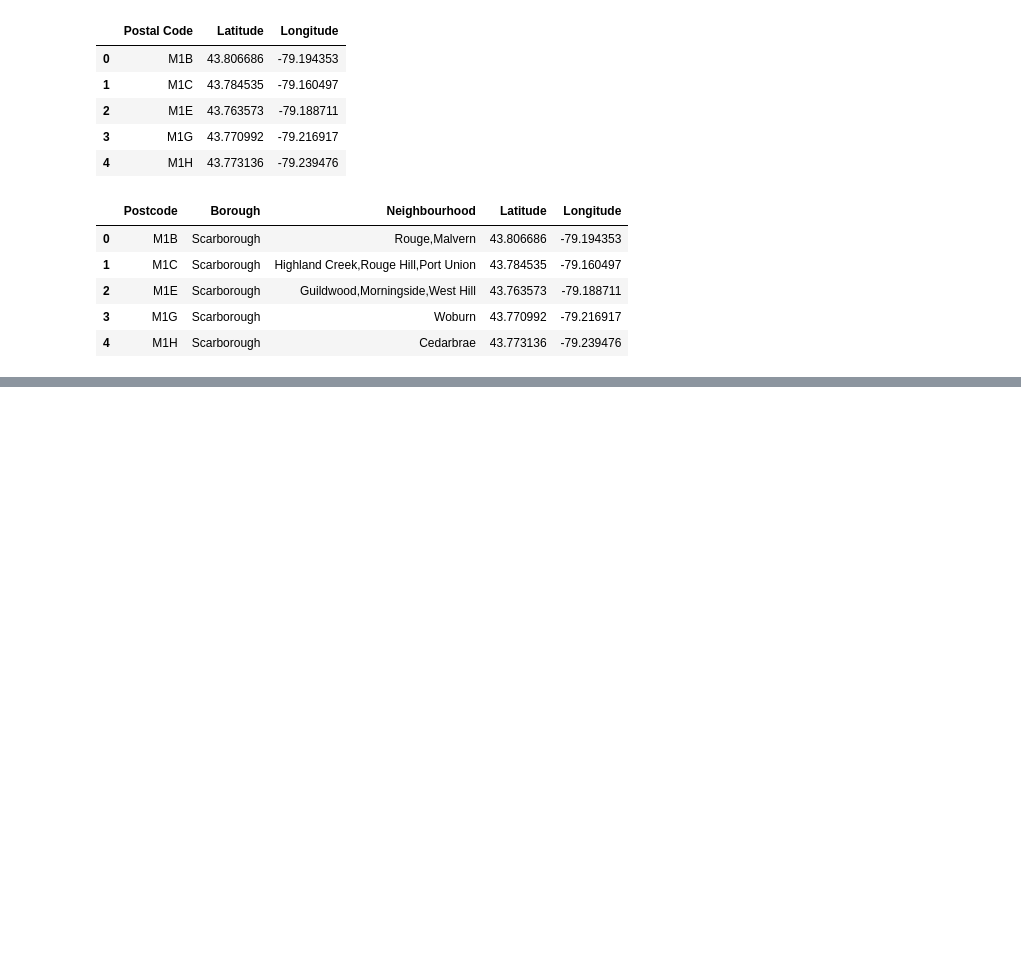
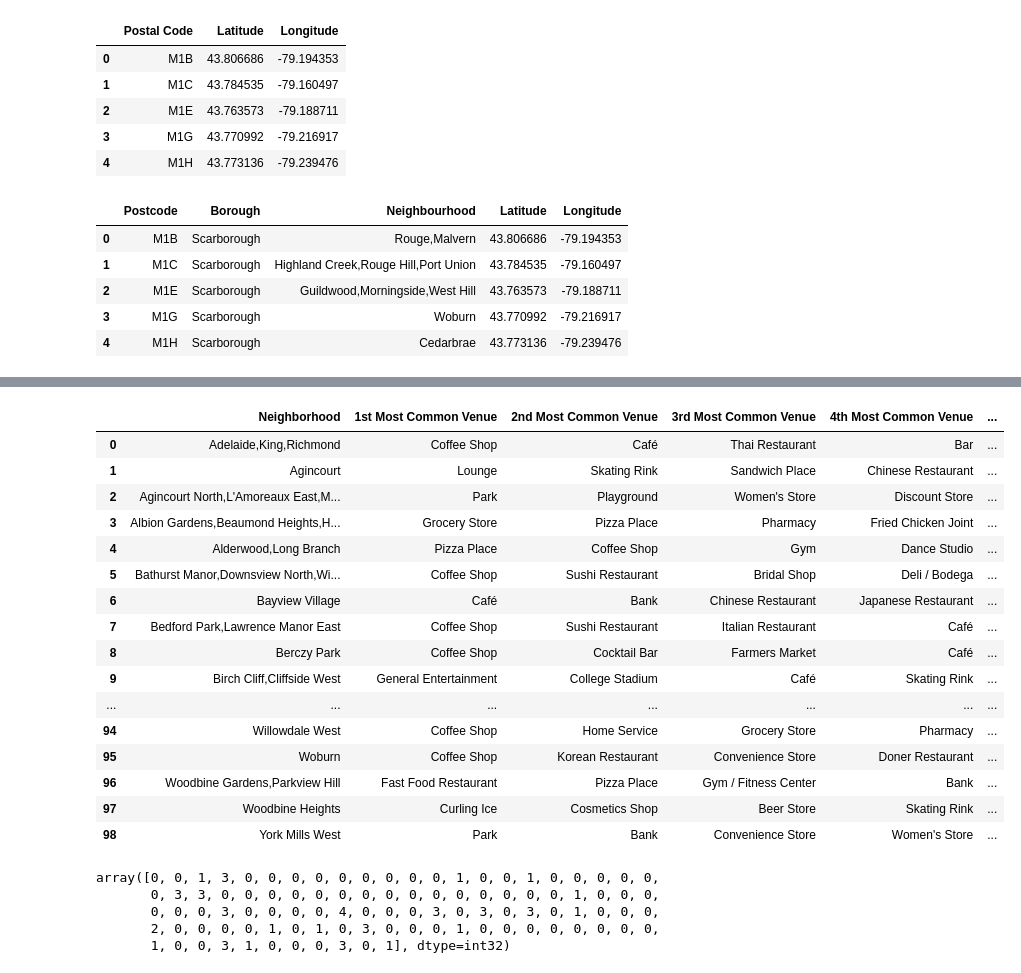
Before and after one commit to Qisheng-Tang/IBM-Data-Capsitone, a Jupyter notebook: Week3 Assignment.ipynb, the cells around one changed output, grey strips where cells are left out. Drawn from its saved outputs; the diff is of its cells as text; code cells hidden in the pictures; blank space fills up the shorter version.

```diff
--- a/Week3 Assignment.ipynb
+++ b/Week3 Assignment.ipynb
@@ -70,0 +367,3 @@ df_join.head()
+# %%
+df_toronto_group = df_onehot.groupby('Neighborhood').mean().reset_index()
+df_toronto_group
@@ -70,0 +388,12 @@ df_join.head()
+# %%
+num_top_venues = 5
+
+for hood in df_toronto_group['Neighborhood']:
+    print("----"+hood+"----")
+    temp = df_toronto_group[df_toronto_group['Neighborhood'] == hood].T.reset_index()
+    temp.columns = ['venue','freq']
+    temp = temp.iloc[1:]
+    temp['freq'] = temp['freq'].astype(float)
+    temp = temp.round({'freq': 2})
+    print(temp.sort_values('freq', ascending=False).reset_index(drop=True).head(num_top_venues))
+    print('\n')
@@ -70,0 +418,56 @@ df_join.head()
+# %%
+def return_most_common_venues(row, num_top_venues):
+    row_categories = row.iloc[1:]
+    row_categories_sorted = row_categories.sort_values(ascending=False)
+
+    return row_categories_sorted.index.values[0:num_top_venues]
+# %%
+num_top_venues = 10
+
+indicators = ['st', 'nd', 'rd']
+
+# create columns according to number of top venues
+columns = ['Neighborhood']
+for ind in np.arange(num_top_venues):
+    try:
+        columns.append('{}{} Most Common Venue'.format(ind+1, indicators[ind]))
+    except:
+        columns.append('{}th Most Common Venue'.format(ind+1))
+
+# create a new dataframe
+neighborhoods_venues_sorted = pd.DataFrame(columns=columns)
+neighborhoods_venues_sorted['Neighborhood'] = df_toronto_group['Neighborhood']
+
+for ind in np.arange(df_toronto_group.shape[0]):
+    neighborhoods_venues_sorted.iloc[ind, 1:] = return_most_common_venues(df_toronto_group.iloc[ind, :], num_top_venues)
+
+neighborhoods_venues_sorted
+# %% [output]
+|  | Neighborhood | 1st Most Common Venue | 2nd Most Common Venue | 3rd Most Common Venue | 4th Most Common Venue | ... |
+| 0 | Adelaide,King,Richmond | Coffee Shop | Café | Thai Restaurant | Bar | ... |
+| 1 | Agincourt | Lounge | Skating Rink | Sandwich Place | Chinese Restaurant | ... |
+| 2 | Agincourt North,L'Amoreaux East,M... | Park | Playground | Women's Store | Discount Store | ... |
+| 3 | Albion Gardens,Beaumond Heights,H... | Grocery Store | Pizza Place | Pharmacy | Fried Chicken Joint | ... |
+| 4 | Alderwood,Long Branch | Pizza Place | Coffee Shop | Gym | Dance Studio | ... |
+| 5 | Bathurst Manor,Downsview North,Wi... | Coffee Shop | Sushi Restaurant | Bridal Shop | Deli / Bodega | ... |
+| 6 | Bayview Village | Café | Bank | Chinese Restaurant | Japanese Restaurant | ... |
+| 7 | Bedford Park,Lawrence Manor East | Coffee Shop | Sushi Restaurant | Italian Restaurant | Café | ... |
+| 8 | Berczy Park | Coffee Shop | Cocktail Bar | Farmers Market | Café | ... |
+| 9 | Birch Cliff,Cliffside West | General Entertainment | College Stadium | Café | Skating Rink | ... |
+| ... | ... | ... | ... | ... | ... | ... |
+| 94 | Willowdale West | Coffee Shop | Home Service | Grocery Store | Pharmacy | ... |
+| 95 | Woburn | Coffee Shop | Korean Restaurant | Convenience Store | Doner Restaurant | ... |
+| 96 | Woodbine Gardens,Parkview Hill | Fast Food Restaurant | Pizza Place | Gym / Fitness Center | Bank | ... |
+| 97 | Woodbine Heights | Curling Ice | Cosmetics Shop | Beer Store | Skating Rink | ... |
+| 98 | York Mills West | Park | Bank | Convenience Store | Women's Store | ... |
+# %%
+kcluster = 5
+toronto_group_cluster = df_toronto_group.drop('Neighborhood' , 1)
+kmeans = KMeans(n_clusters=kcluster , random_state=0).fit(toronto_group_cluster)
+kmeans.labels_
+# %% [output]
+array([0, 0, 1, 3, 0, 0, 0, 0, 0, 0, 0, 0, 0, 1, 0, 0, 1, 0, 0, 0, 0, 0,
+       0, 3, 3, 0, 0, 0, 0, 0, 0, 0, 0, 0, 0, 0, 0, 0, 0, 0, 1, 0, 0, 0,
+       0, 0, 0, 3, 0, 0, 0, 0, 4, 0, 0, 0, 3, 0, 3, 0, 3, 0, 1, 0, 0, 0,
+       2, 0, 0, 0, 0, 1, 0, 1, 0, 3, 0, 0, 0, 1, 0, 0, 0, 0, 0, 0, 0, 0,
+       1, 0, 0, 3, 1, 0, 0, 0, 3, 0, 1], dtype=int32)
```
Also changed, not shown: parts of 22 cells of this notebook.
